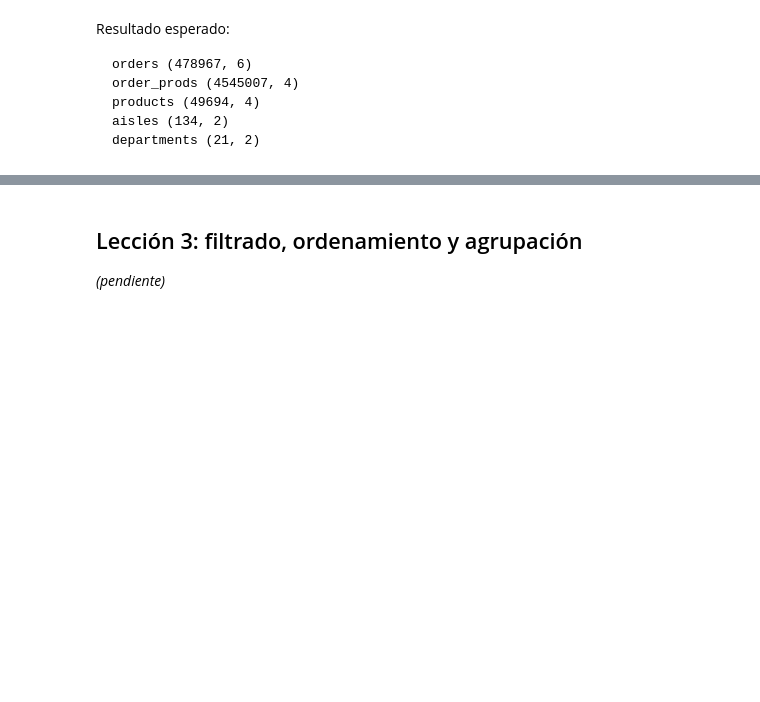
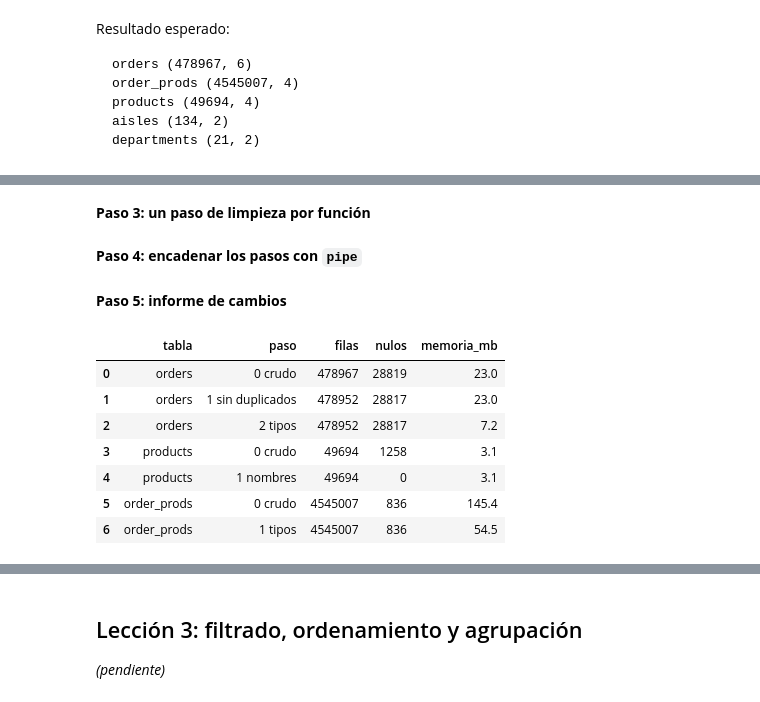
Before and after one commit to brandonmesamm-png/instacart-analisis, a Jupyter notebook: notebooks/pandas_labs.ipynb, the cells around one changed output, grey strips where cells are left out. Drawn from its saved outputs; the diff is of its cells as text; code cells hidden in the pictures; blank space fills up the shorter version.

Commit message:
feat: complete lesson 2 data cleaning

```diff
--- a/notebooks/pandas_labs.ipynb
+++ b/notebooks/pandas_labs.ipynb
@@ -60,0 +210,14 @@ departments (21, 2)
+# %%
+registro = []
+
+def anotar(df, tabla, paso):
+    registro.append({
+        'tabla': tabla,
+        'paso': paso,
+        'filas': len(df),
+        'nulos': int(df.isna().sum().sum()),
+        'memoria_mb': round(df.memory_usage(deep=True).sum() / 1e6, 1),
+    })
+    return df
+# %% [markdown]
+**Paso 3: un paso de limpieza por función**
@@ -60,0 +244,2 @@ departments (21, 2)
+# %% [markdown]
+**Paso 4: encadenar los pasos con `pipe`**
@@ -60,0 +263,14 @@ departments (21, 2)
+# %% [markdown]
+**Paso 5: informe de cambios**
+# %%
+informe = pd.DataFrame(registro)
+informe
+# %% [output]
+|  | tabla | paso | filas | nulos | memoria_mb |
+| 0 | orders | 0 crudo | 478967 | 28819 | 23.0 |
+| 1 | orders | 1 sin duplicados | 478952 | 28817 | 23.0 |
+| 2 | orders | 2 tipos | 478952 | 28817 | 7.2 |
+| 3 | products | 0 crudo | 49694 | 1258 | 3.1 |
+| 4 | products | 1 nombres | 49694 | 0 | 3.1 |
+| 5 | order_prods | 0 crudo | 4545007 | 836 | 145.4 |
+| 6 | order_prods | 1 tipos | 4545007 | 836 | 54.5 |
```
Also changed, not shown: parts of 54 cells of this notebook.
